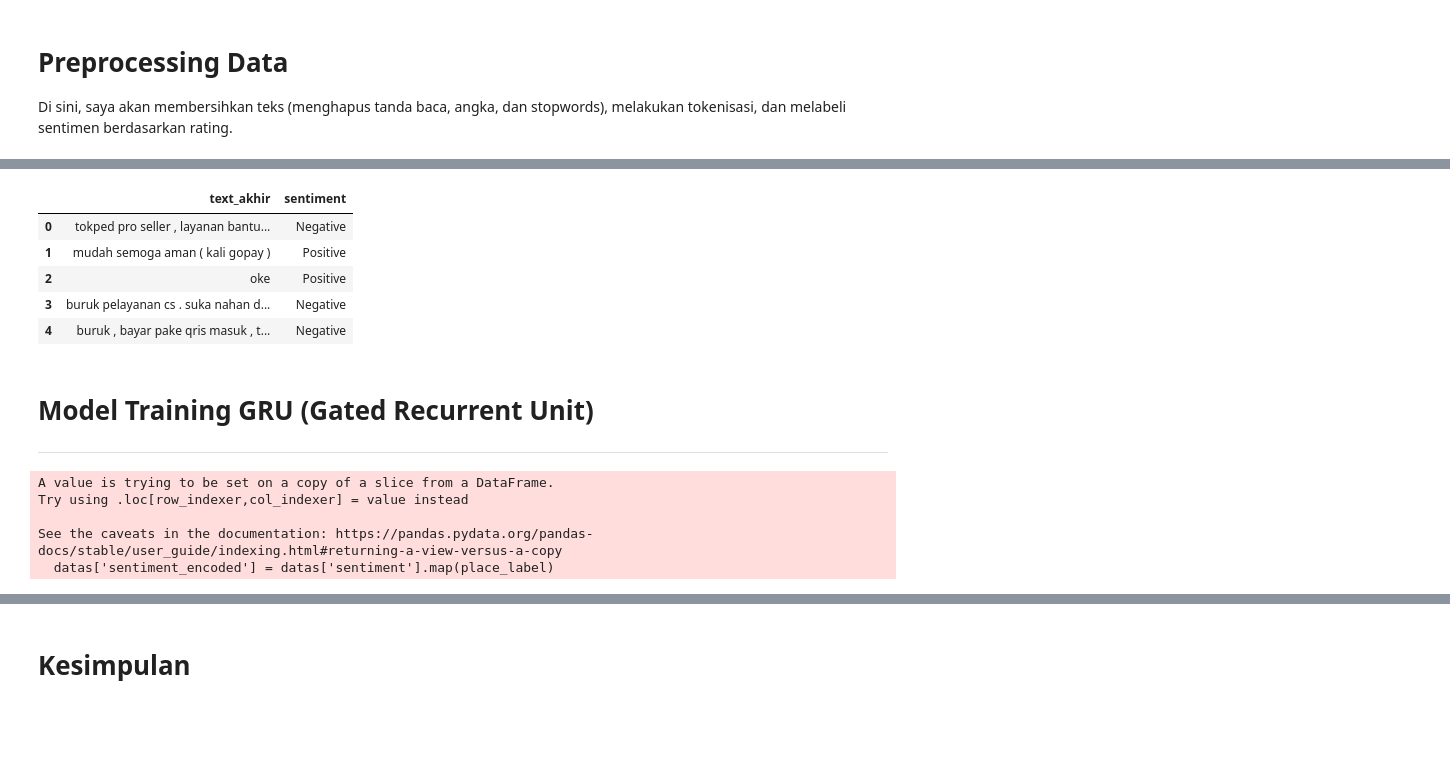
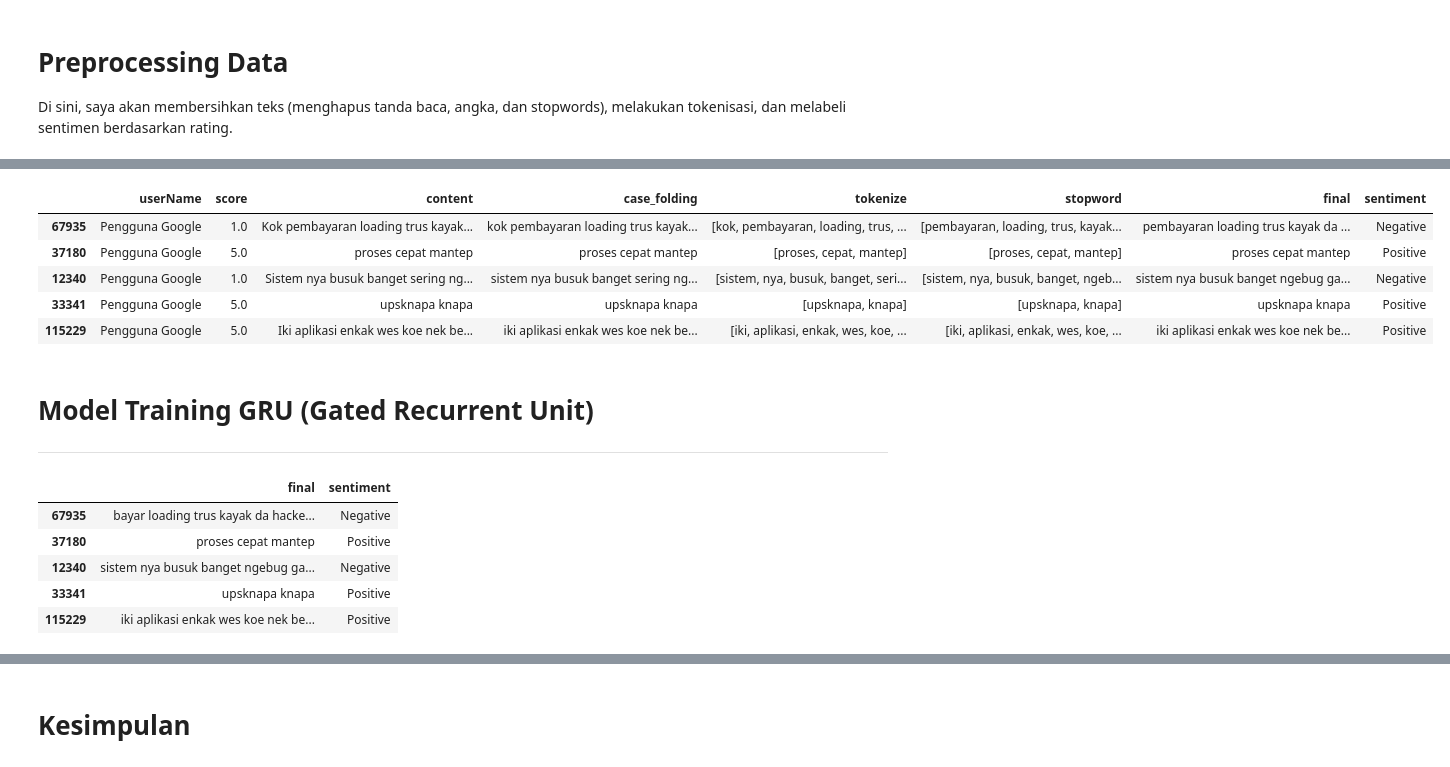
Before and after one commit to cryoras/sentiment-analisis, a Jupyter notebook: Proyek_Analisis_Sentimen.ipynb, the cells around one changed output, grey strips where cells are left out. Cells and saved outputs as stored; diff of their text form; code cells hidden in the pictures; blank space fills up the shorter version.

```diff
--- a/Proyek_Analisis_Sentimen.ipynb
+++ b/Proyek_Analisis_Sentimen.ipynb
@@ -267,0 +168,3 @@ df_not_stemming.head()
+# %%
+nltk.download('stopwords')
+stop_words = stopwords.words('indonesian')
@@ -267,0 +174,7 @@ df_not_stemming.head()
+# %%
+def remove_stopwords(t):
+  return [word for word in t if word not in stop_words]
+
+clean_df['stopword'] = clean_df['tokenize'].apply(lambda x:remove_stopwords(x))
+# %%
+df_not_stemming['stopword'] = df_not_stemming['tokenize'].apply(lambda x:remove_stopwords(x))
@@ -268,3 +189,5 @@ df_not_stemming.head()
+# %%
+df_not_stemming['final'] = df_not_stemming['stopword'].apply(lambda x: ' '.join(x))
 # %%
 def label_sentiment(score):
     if score >= 4:
@@ -284,14 +201,7 @@ clean_df['sentiment'] = clean_df['score'].apply(label_sentiment)
 # %%
 df_not_stemming['sentiment'] = df_not_stemming['score'].apply(label_sentiment)
 # %%
-datas = clean_df[['text_stemming', 'sentiment']]
+datas = clean_df[['final', 'sentiment']]
 datas.head()
 datas.to_csv('Tokopedia_cleaned_stem.csv', index=False)
-# %% [output]
-|  | text_akhir | sentiment |
-| 0 | tokped pro seller , layanan bantu... | Negative |
-| 1 | mudah semoga aman ( kali gopay ) | Positive |
-| 2 | oke | Positive |
-| 3 | buruk pelayanan cs . suka nahan d... | Negative |
-| 4 | buruk , bayar pake qris masuk , t... | Negative |
 # %%
@@ -301,23 +211,24 @@ datas_not_stem.to_csv('Tokopedia_cleaned_not_stem.csv', index=False)
+# %%
+df_not_stemming.head()
+# %% [output]
+|  | userName | score | content | case_folding | tokenize | stopword | final | sentiment |
+| 67935 | Pengguna Google | 1.0 | Kok pembayaran loading trus kayak... | kok pembayaran loading trus kayak... | [kok, pembayaran, loading, trus, ... | [pembayaran, loading, trus, kayak... | pembayaran loading trus kayak da ... | Negative |
+| 37180 | Pengguna Google | 5.0 | proses cepat mantep | proses cepat mantep | [proses, cepat, mantep] | [proses, cepat, mantep] | proses cepat mantep | Positive |
+| 12340 | Pengguna Google | 1.0 | Sistem nya busuk banget sering ng... | sistem nya busuk banget sering ng... | [sistem, nya, busuk, banget, seri... | [sistem, nya, busuk, banget, ngeb... | sistem nya busuk banget ngebug ga... | Negative |
+| 33341 | Pengguna Google | 5.0 | upsknapa knapa | upsknapa knapa | [upsknapa, knapa] | [upsknapa, knapa] | upsknapa knapa | Positive |
+| 115229 | Pengguna Google | 5.0 | Iki aplikasi enkak wes koe nek be... | iki aplikasi enkak wes koe nek be... | [iki, aplikasi, enkak, wes, koe, ... | [iki, aplikasi, enkak, wes, koe, ... | iki aplikasi enkak wes koe nek be... | Positive |
 # %% [markdown]
 # Model Training GRU (Gated Recurrent Unit)
 
 ---
-# %%
-datas = pd.read_csv('Tokopedia_cleaned.csv')
-datas.head()
-# pastikan gk ada Nan dan Angka
-datas['cleaned_final'] = datas['text_stemming'].astype(str)
-datas = datas[datas['cleaned_final'].str.strip() != '']
-
-place_label = {"Positive": 2, "Neutral": 1, "Negative": 0}
-datas['sentiment_encoded'] = datas['sentiment'].map(place_label)
-
-tokenizer = Tokenizer(num_words=5000)
-tokenizer.fit_on_texts(datas['cleaned_final'])
-sequences = tokenizer.texts_to_sequences(datas['cleaned_final'])
-# %% [output]
-A value is trying to be set on a copy of a slice from a DataFrame.
-Try using .loc[row_indexer,col_indexer] = value instead
-
-See the caveats in the documentation: https://pandas.pydata.org/pandas-docs/stable/user_guide/indexing.html#returning-a-view-versus-a-copy
-  datas['sentiment_encoded'] = datas['sentiment'].map(place_label)
+# %%
+datas_stem = pd.read_csv('Tokopedia_cleaned_stem.csv')
+datas.head()
+# pastikan gk ada Nan dan Angka
+# %% [output]
+|  | final | sentiment |
+| 67935 | bayar loading trus kayak da hacke... | Negative |
+| 37180 | proses cepat mantep | Positive |
+| 12340 | sistem nya busuk banget ngebug ga... | Negative |
+| 33341 | upsknapa knapa | Positive |
+| 115229 | iki aplikasi enkak wes koe nek be... | Positive |
```
Also changed, not shown: parts of 47 cells of this notebook.
